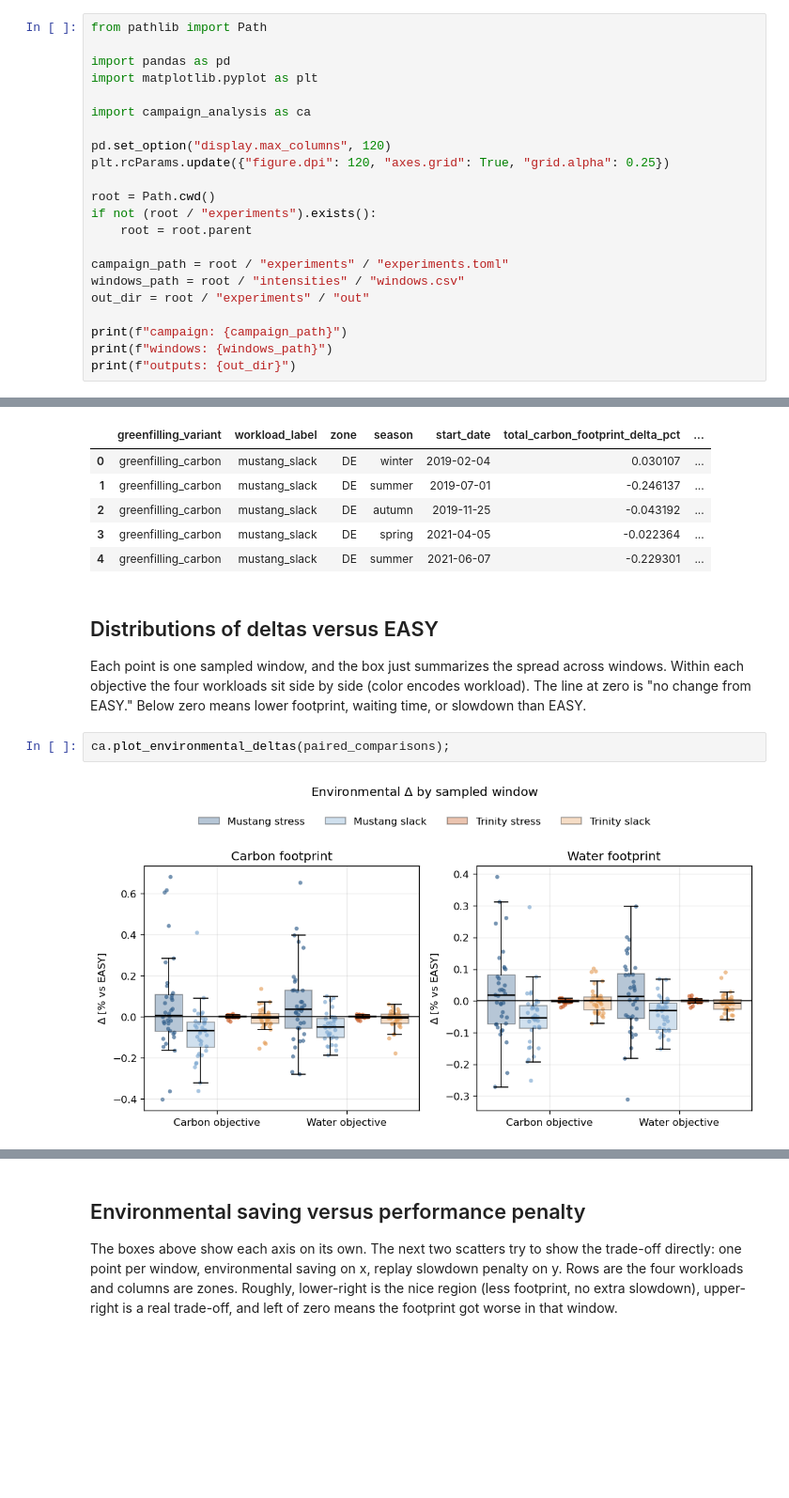
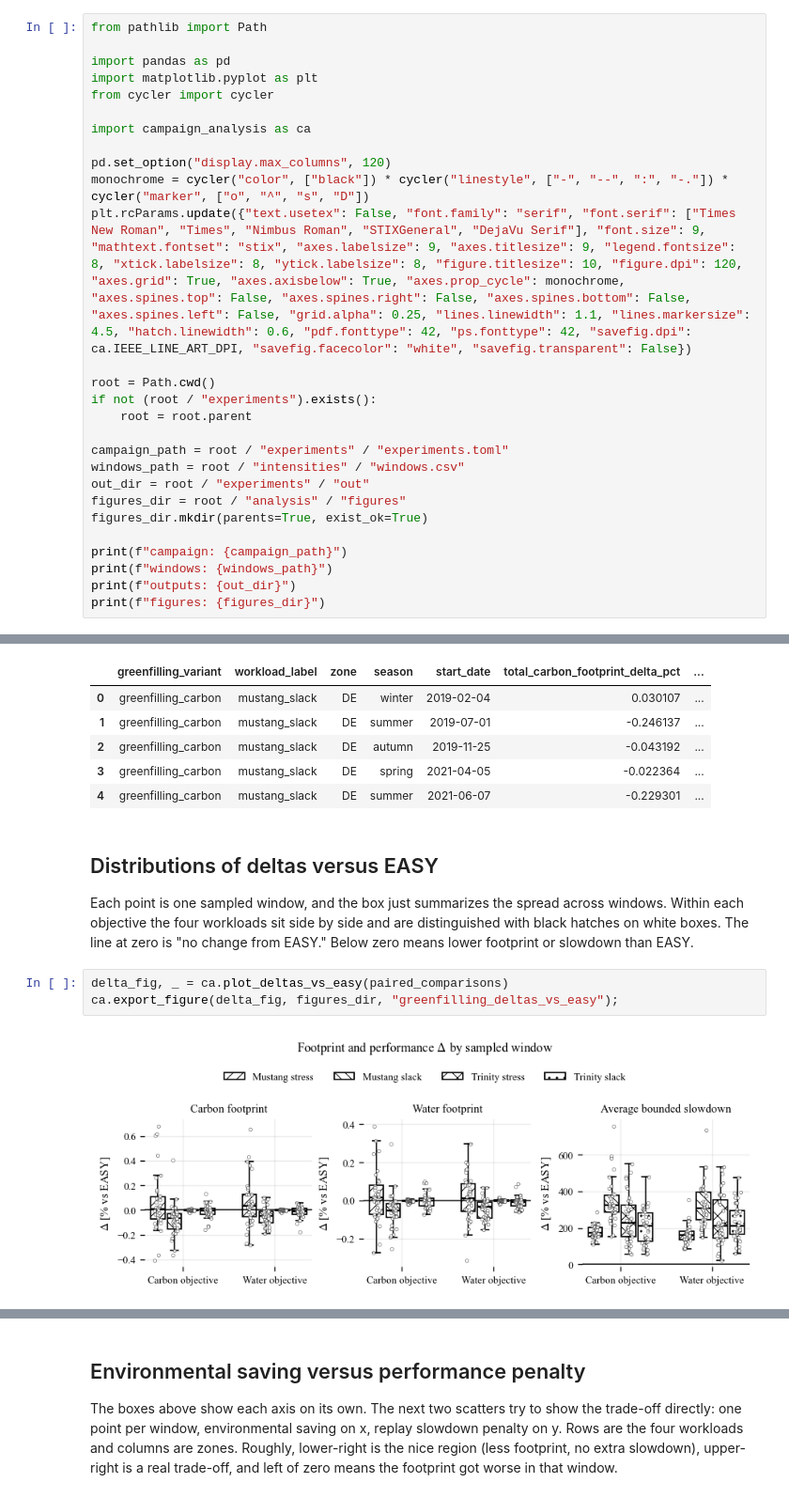
Before and after one commit to Lucas-Doctorate-Project/experimental-artifacts, a Jupyter notebook: analysis/greenfilling_tradeoffs.ipynb, the cells around one changed output, grey strips where cells are left out. Shown at 94% size. Saved outputs shown, nothing was run; the diff lists cells and outputs as text; blank space fills up the shorter version.

Commit message:
analysis: camera-ready plots

```diff
--- a/analysis/greenfilling_tradeoffs.ipynb
+++ b/analysis/greenfilling_tradeoffs.ipynb
@@ -13,11 +15,13 @@ from pathlib import Path
 
 import pandas as pd
 import matplotlib.pyplot as plt
+from cycler import cycler
 
 import campaign_analysis as ca
 
 pd.set_option("display.max_columns", 120)
-plt.rcParams.update({"figure.dpi": 120, "axes.grid": True, "grid.alpha": 0.25})
+monochrome = cycler("color", ["black"]) * cycler("linestyle", ["-", "--", ":", "-."]) * cycler("marker", ["o", "^", "s", "D"])
+plt.rcParams.update({"text.usetex": False, "font.family": "serif", "font.serif": ["Times New Roman", "Times", "Nimbus Roman", "STIXGeneral", "DejaVu Serif"], "font.size": 9, "mathtext.fontset": "stix", "axes.labelsize": 9, "axes.titlesize": 9, "legend.fontsize": 8, "xtick.labelsize": 8, "ytick.labelsize": 8, "figure.titlesize": 10, "figure.dpi": 120, "axes.grid": True, "axes.axisbelow": True, "axes.prop_cycle": monochrome, "axes.spines.top": False, "axes.spines.right": False, "axes.spines.bottom": False, "axes.spines.left": False, "grid.alpha": 0.25, "lines.linewidth": 1.1, "lines.markersize": 4.5, "hatch.linewidth": 0.6, "pdf.fonttype": 42, "ps.fonttype": 42, "savefig.dpi": ca.IEEE_LINE_ART_DPI, "savefig.facecolor": "white", "savefig.transparent": False})
 
 root = Path.cwd()
 if not (root / "experiments").exists():
@@ -26,10 +30,13 @@ if not (root / "experiments").exists():
 campaign_path = root / "experiments" / "experiments.toml"
 windows_path = root / "intensities" / "windows.csv"
 out_dir = root / "experiments" / "out"
+figures_dir = root / "analysis" / "figures"
+figures_dir.mkdir(parents=True, exist_ok=True)
 
 print(f"campaign: {campaign_path}")
 print(f"windows: {windows_path}")
 print(f"outputs: {out_dir}")
+print(f"figures: {figures_dir}")
 # %% [output]
 campaign: /Users/lucas/ws/doct/experimental-artifacts/experiments/experiments.toml
 windows: /Users/lucas/ws/doct/experimental-artifacts/intensities/windows.csv
@@ -191,9 +199,10 @@ display(
 # %% [markdown]
 ## Distributions of deltas versus EASY
 
-Each point is one sampled window, and the box just summarizes the spread across windows. Within each objective the four workloads sit side by side (color encodes workload). The line at zero is "no change from EASY." Below zero means lower footprint, waiting time, or slowdown than EASY.
+Each point is one sampled window, and the box just summarizes the spread across windows. Within each objective the four workloads sit side by side and are distinguished with black hatches on white boxes. The line at zero is "no change from EASY." Below zero means lower footprint or slowdown than EASY.
 # %%
-ca.plot_environmental_deltas(paired_comparisons);
+delta_fig, _ = ca.plot_deltas_vs_easy(paired_comparisons)
+ca.export_figure(delta_fig, figures_dir, "greenfilling_deltas_vs_easy");
 # %% [output]
-[figure, old version]
+[figure, new version]
 # %% [markdown]
```
Also changed, not shown: parts of 9 cells of this notebook, 11 other files.
